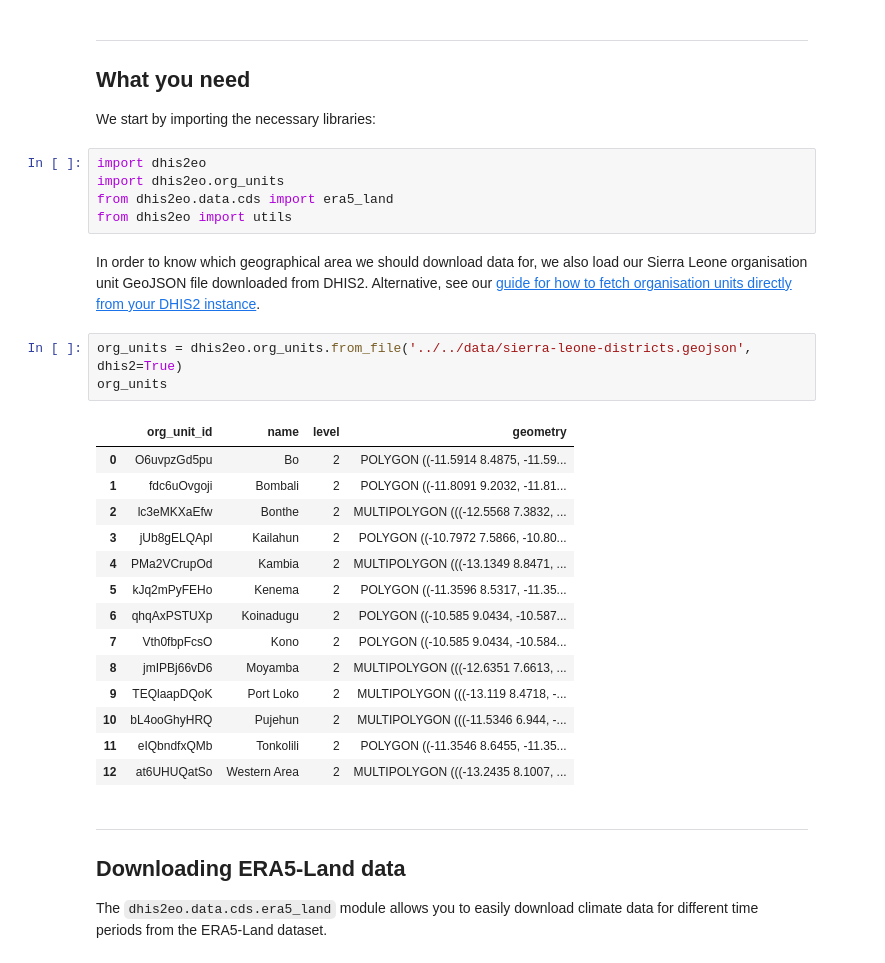
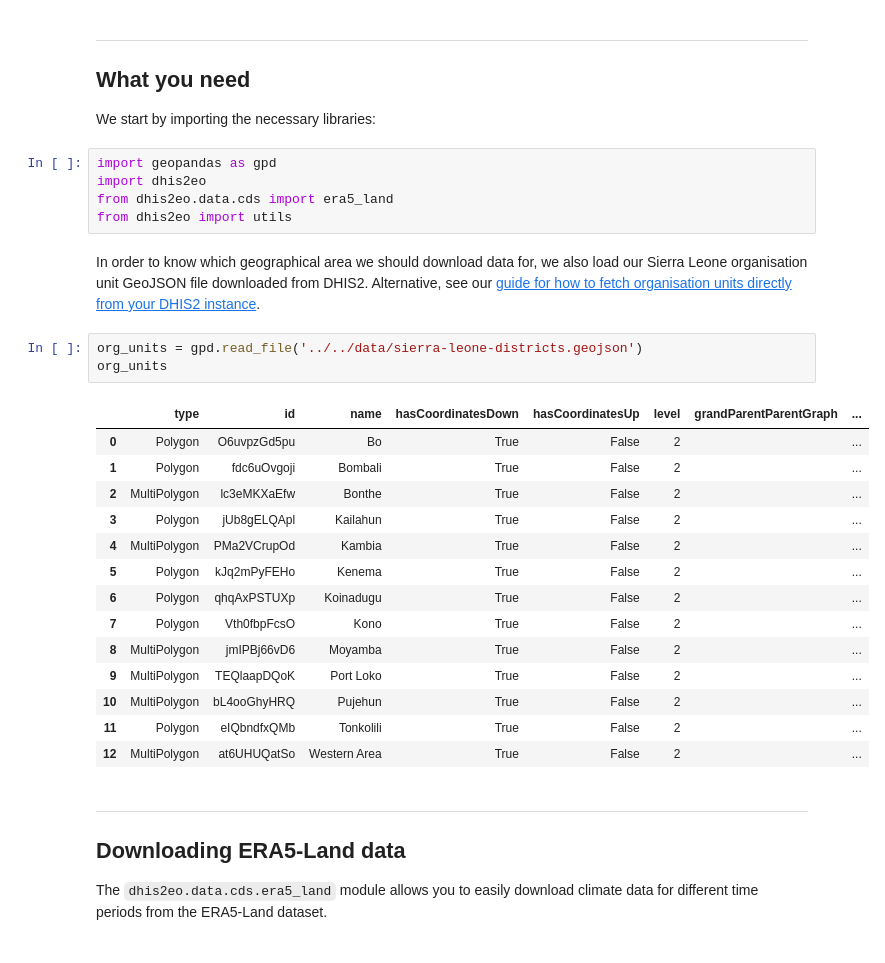
Before and after one commit to dhis2/climate-tools, a Jupyter notebook: docs/getting-data/climate-data-store/era5-download.ipynb, the cells around one changed output. Saved outputs shown, nothing was run; the diff lists cells and outputs as text.

Commit message:
chore: consistently use geopandas.read_file for org units

```diff
--- a/docs/getting-data/climate-data-store/era5-download.ipynb
+++ b/docs/getting-data/climate-data-store/era5-download.ipynb
@@ -13,30 +13,30 @@ In this notebook we will demonstrate how we can use Climate Tools and `dhis2eo`
 
 We start by importing the necessary libraries:
 # %%
+import geopandas as gpd
 import dhis2eo
-import dhis2eo.org_units
 from dhis2eo.data.cds import era5_land
 from dhis2eo import utils
 # %% [markdown]
 In order to know which geographical area we should download data for, we also load our Sierra Leone organisation unit GeoJSON file downloaded from DHIS2. Alternative, see our [guide for how to fetch organisation units directly from your DHIS2 instance](../../org-units/download-web-api.ipynb).
 # %%
-org_units = dhis2eo.org_units.from_file('../../data/sierra-leone-districts.geojson', dhis2=True)
+org_units = gpd.read_file('../../data/sierra-leone-districts.geojson')
 org_units
 # %% [output]
-|  | org_unit_id | name | level | geometry |
-| 0 | O6uvpzGd5pu | Bo | 2 | POLYGON ((-11.5914 8.4875, -11.59... |
-| 1 | fdc6uOvgoji | Bombali | 2 | POLYGON ((-11.8091 9.2032, -11.81... |
-| 2 | lc3eMKXaEfw | Bonthe | 2 | MULTIPOLYGON (((-12.5568 7.3832, ... |
-| 3 | jUb8gELQApl | Kailahun | 2 | POLYGON ((-10.7972 7.5866, -10.80... |
-| 4 | PMa2VCrupOd | Kambia | 2 | MULTIPOLYGON (((-13.1349 8.8471, ... |
-| 5 | kJq2mPyFEHo | Kenema | 2 | POLYGON ((-11.3596 8.5317, -11.35... |
-| 6 | qhqAxPSTUXp | Koinadugu | 2 | POLYGON ((-10.585 9.0434, -10.587... |
-| 7 | Vth0fbpFcsO | Kono | 2 | POLYGON ((-10.585 9.0434, -10.584... |
-| 8 | jmIPBj66vD6 | Moyamba | 2 | MULTIPOLYGON (((-12.6351 7.6613, ... |
-| 9 | TEQlaapDQoK | Port Loko | 2 | MULTIPOLYGON (((-13.119 8.4718, -... |
-| 10 | bL4ooGhyHRQ | Pujehun | 2 | MULTIPOLYGON (((-11.5346 6.944, -... |
-| 11 | eIQbndfxQMb | Tonkolili | 2 | POLYGON ((-11.3546 8.6455, -11.35... |
-| 12 | at6UHUQatSo | Western Area | 2 | MULTIPOLYGON (((-13.2435 8.1007, ... |
+|  | type | id | name | hasCoordinatesDown | hasCoordinatesUp | level | grandParentParentGraph | ... |
+| 0 | Polygon | O6uvpzGd5pu | Bo | True | False | 2 |  | ... |
+| 1 | Polygon | fdc6uOvgoji | Bombali | True | False | 2 |  | ... |
+| 2 | MultiPolygon | lc3eMKXaEfw | Bonthe | True | False | 2 |  | ... |
+| 3 | Polygon | jUb8gELQApl | Kailahun | True | False | 2 |  | ... |
+| 4 | MultiPolygon | PMa2VCrupOd | Kambia | True | False | 2 |  | ... |
+| 5 | Polygon | kJq2mPyFEHo | Kenema | True | False | 2 |  | ... |
+| 6 | Polygon | qhqAxPSTUXp | Koinadugu | True | False | 2 |  | ... |
+| 7 | Polygon | Vth0fbpFcsO | Kono | True | False | 2 |  | ... |
+| 8 | MultiPolygon | jmIPBj66vD6 | Moyamba | True | False | 2 |  | ... |
+| 9 | MultiPolygon | TEQlaapDQoK | Port Loko | True | False | 2 |  | ... |
+| 10 | MultiPolygon | bL4ooGhyHRQ | Pujehun | True | False | 2 |  | ... |
+| 11 | Polygon | eIQbndfxQMb | Tonkolili | True | False | 2 |  | ... |
+| 12 | MultiPolygon | at6UHUQatSo | Western Area | True | False | 2 |  | ... |
 # %% [markdown]
 --------
 
```
Also changed, not shown: 2 other files.
